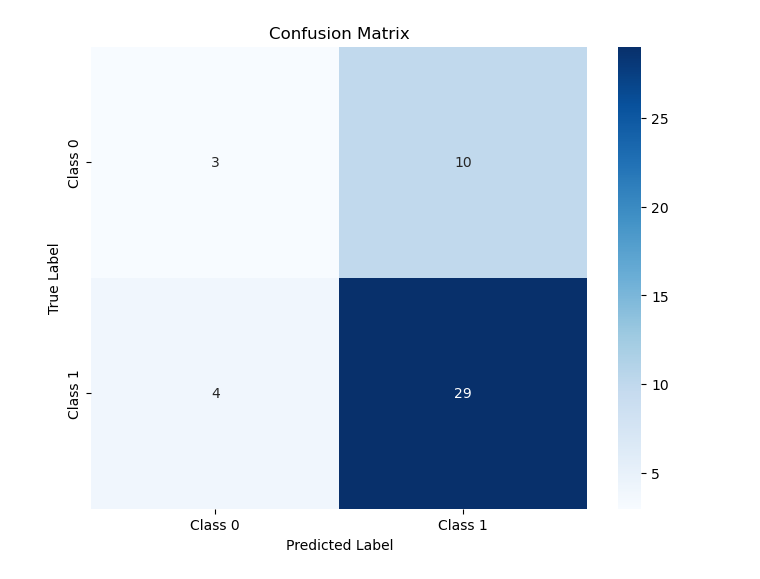
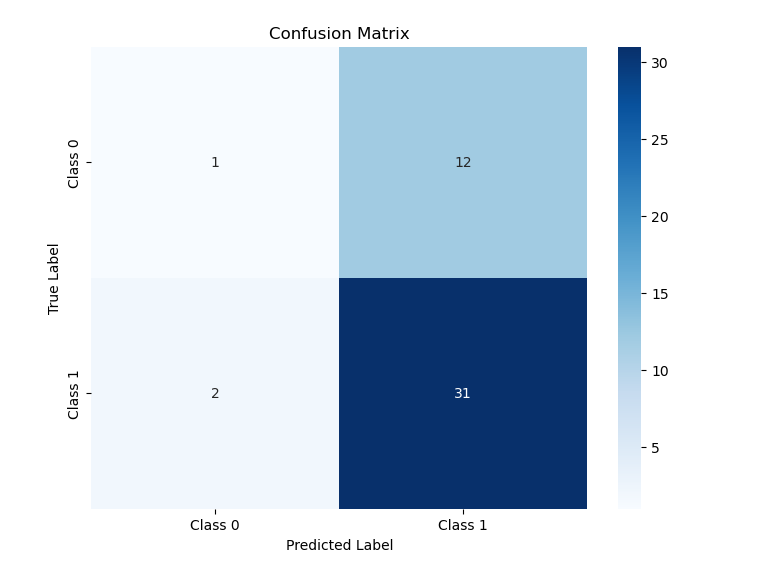
Before and after one commit to sam-tompkins/Sam-Tompkins-Public-Repository, a Jupyter notebook: irp_pipeline_nocuda_nocv.ipynb, the cells around one changed output. Drawn from its saved outputs; the diff is of its cells as text; code cells hidden in the pictures.

```diff
--- a/irp_pipeline_nocuda_nocv.ipynb
+++ b/irp_pipeline_nocuda_nocv.ipynb
@@ -39,11 +39,10 @@ def prep(dataset):
     dataset[features] = dataset[features].astype(float)
     dataset[features] = scaler.fit_transform(dataset[features])
 
-    dataset['MA10'] = dataset['Close'].rolling(window=10).mean()
     dataset['MA50'] = dataset['Close'].rolling(window=50).mean()
 
     dataset['Target'] = np.where(dataset['Close'].shift(-1) > dataset['Close'], 1, 0)
-    prepared_data = dataset.dropna()
+    prepared_data = dataset.dropna().tail(503)
 
     return prepared_data, scaler
 
@@ -139,26 +138,26 @@ ticker, scaler = prep(ticker)
 
 # create sequences
 sequence_length = 7
-sequences = create_sequence(ticker[['Open', 'High', 'Low', 'Close', 'Volume', 'RSI (14D)',
-                '20 Day CCI', 'Williams %R', 'Mortgage_rate', 'Unemp_rate',
+sequences = create_sequence(ticker[['Close', 'RSI (14D)',
+                '20 Day CCI', 'Williams %R', 'Mortgage_rate',
                 'disposable_income', 'Personal_consumption_expenditure',
-                'personal_savings', 'MA10', 'MA50', 'Target']].values, sequence_length)
+                'personal_savings', 'MA50', 'Target']].values, sequence_length)
 
 # split test/train and create dataloader
 train_size = int(len(sequences) * 0.8) # set train size
 train_sequences = sequences[ : train_size]
 test_sequences = sequences[train_size : ]
 
-train_data = torch.utils.data.DataLoader(train_sequences, shuffle=True, batch_size=10)
-test_data = torch.utils.data.DataLoader(test_sequences, shuffle=True, batch_size=10)
+train_data = torch.utils.data.DataLoader(train_sequences, shuffle=True, batch_size=7)
+test_data = torch.utils.data.DataLoader(test_sequences, shuffle=True, batch_size=7)
 
 # initialise mode
-model = LSTM_Model(input_layer=15, hidden_layer=50, output_layer=1)
+model = LSTM_Model(input_layer=9, hidden_layer=50, output_layer=1)
 loss_func = nn.BCEWithLogitsLoss() # is this the best one?
-opt = optim.Adam(model.parameters(), lr=0.001, weight_decay=0.03)
+opt = optim.Adam(model.parameters(), lr=0.001, weight_decay=0.01)
 
 # train
-epochs = 150 # is this optimal?
+epochs = 300 # is this optimal?
 trainer(model, train_data, loss_func, opt, epochs)
 
 # run model and predict values
@@ -205 +210 @@ Confusion Matrix:
-[figure, old version]
+[figure, new version]
```
Also changed, not shown: parts of 2 cells of this notebook, 2 other files.
